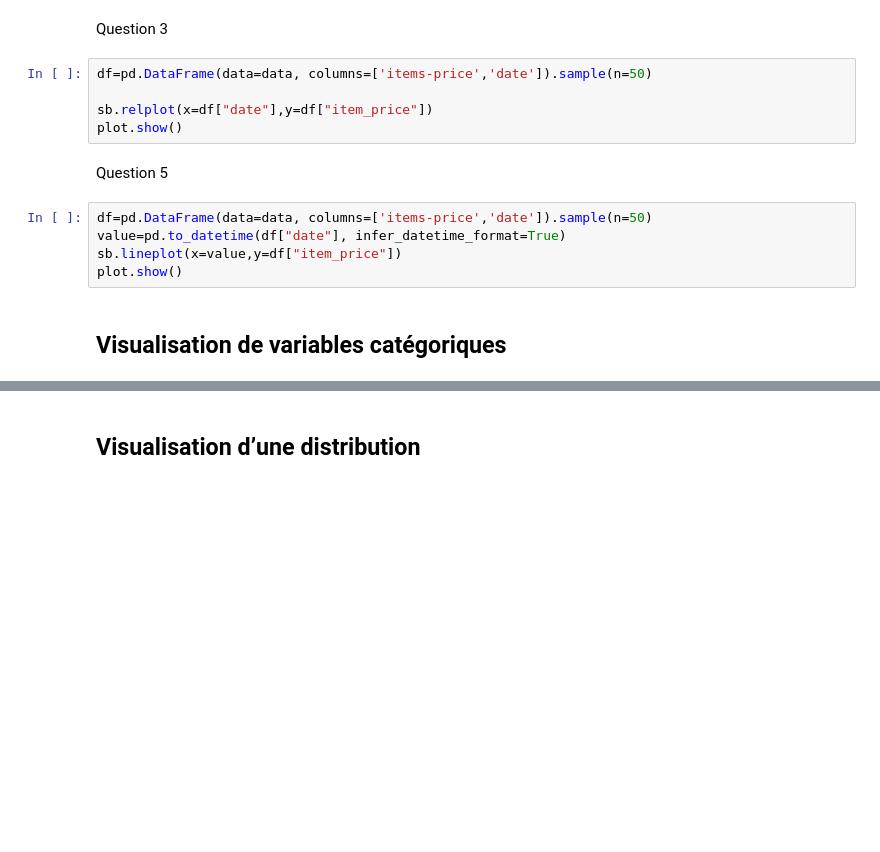
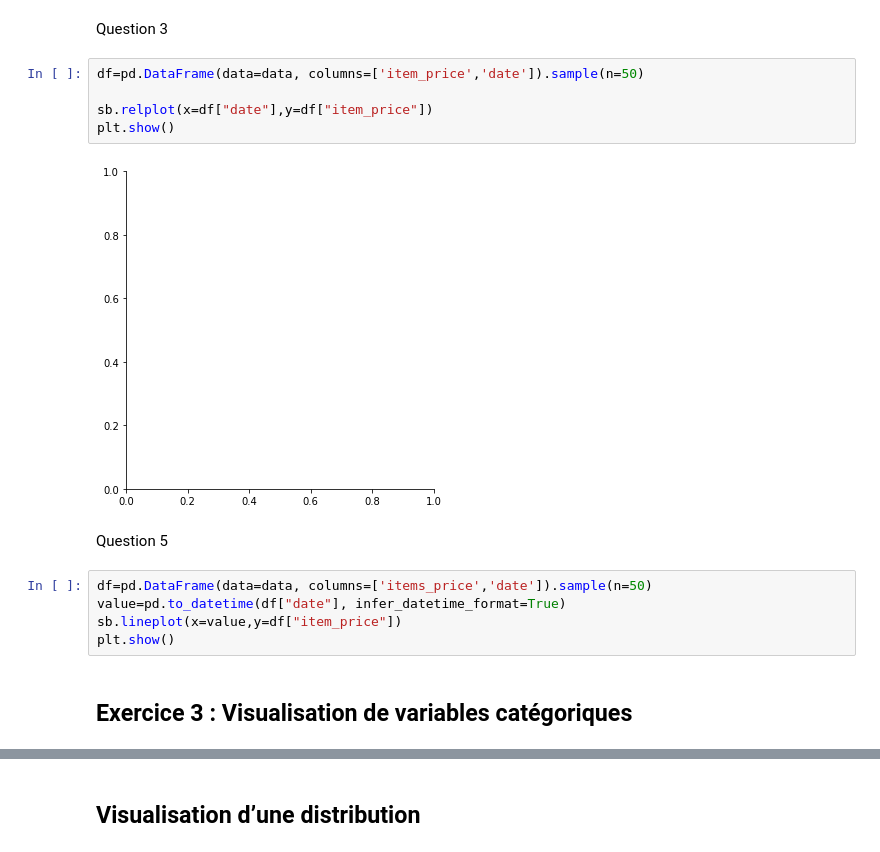
Before and after one commit to Maxoouuu/H3Python, a Jupyter notebook: Analyse_Python.ipynb, the cells around one changed output, grey strips where cells are left out. Cells and saved outputs as stored; diff of their text form; blank space fills up the shorter version.

```diff
--- a/Analyse_Python.ipynb
+++ b/Analyse_Python.ipynb
@@ -160,16 +239,18 @@ plot.show()
 # %% [markdown]
 Question 3
 # %%
-df=pd.DataFrame(data=data, columns=['items-price','date']).sample(n=50)
+df=pd.DataFrame(data=data, columns=['item_price','date']).sample(n=50)
 
 sb.relplot(x=df["date"],y=df["item_price"])
-plot.show()
+plt.show()
+# %% [output]
+[figure, added]
 # %% [markdown]
 Question 5
 # %%
-df=pd.DataFrame(data=data, columns=['items-price','date']).sample(n=50)
+df=pd.DataFrame(data=data, columns=['items_price','date']).sample(n=50)
 value=pd.to_datetime(df["date"], infer_datetime_format=True)
 sb.lineplot(x=value,y=df["item_price"])
-plot.show()
+plt.show()
 # %% [markdown]
-## Visualisation de variables catégoriques
+## Exercice 3 : Visualisation de variables catégoriques
```
Also changed, not shown: parts of 18 cells of this notebook.
